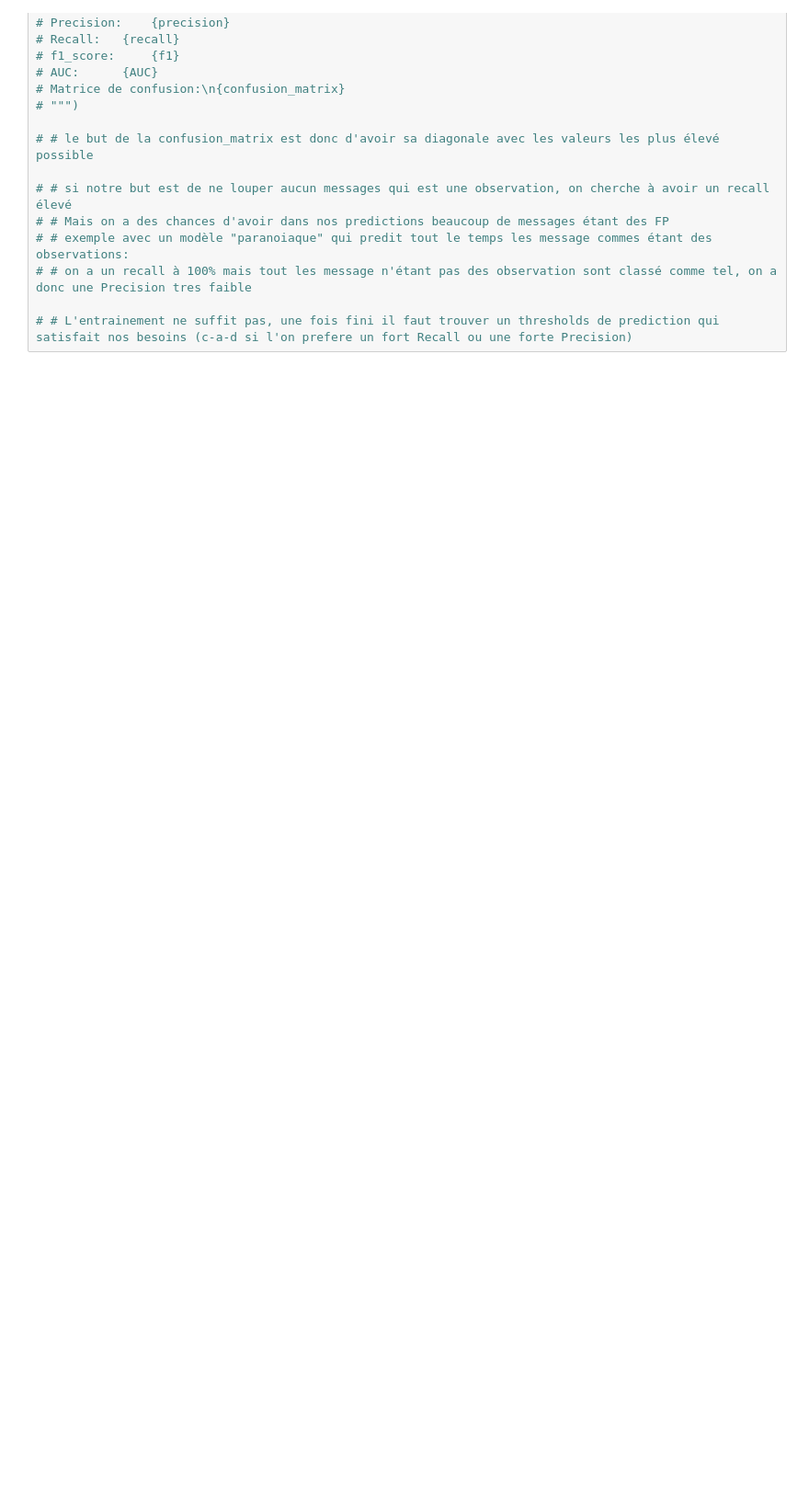
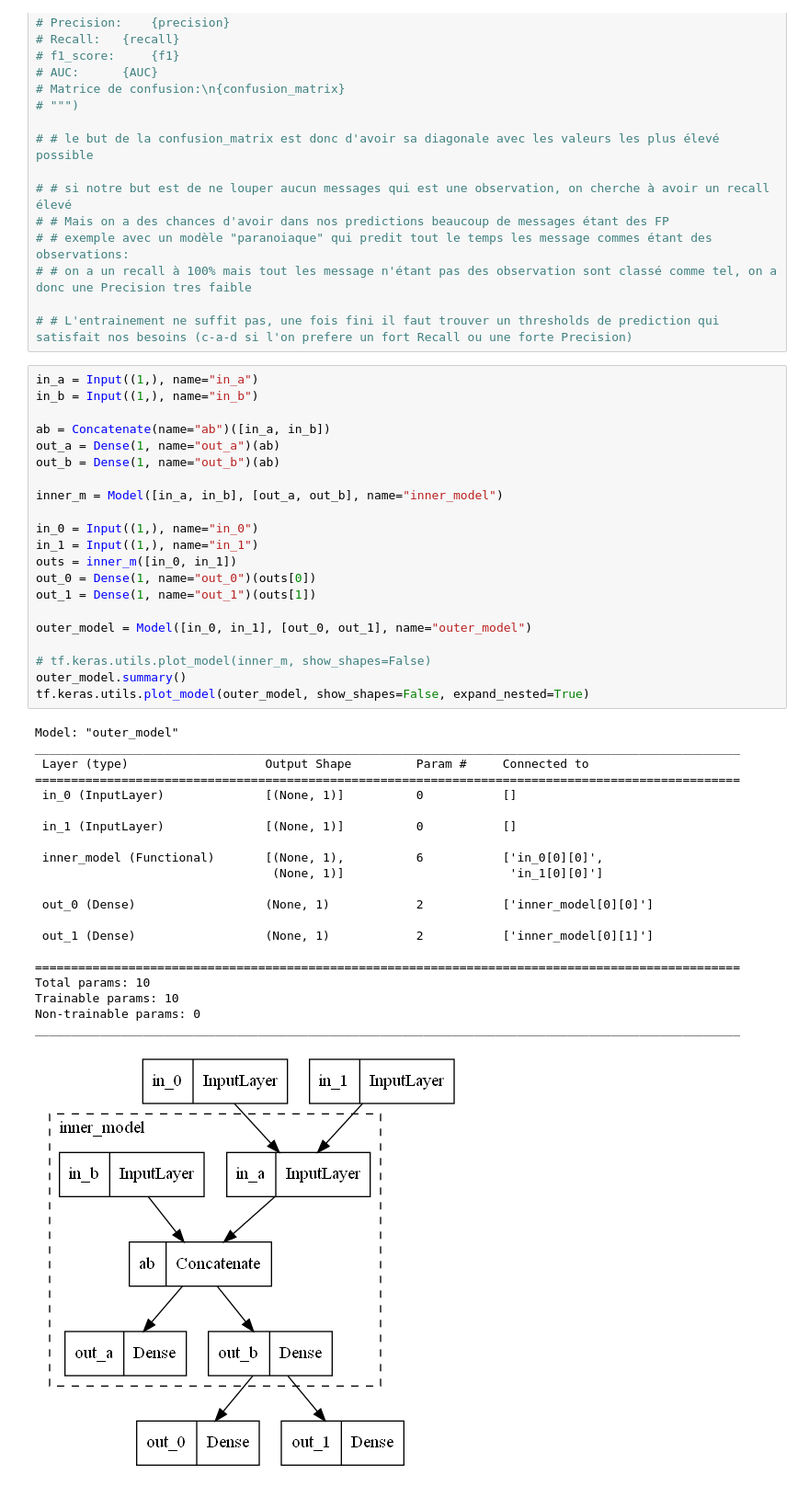
Before and after one commit to DylanBaptiste/TER-M2, a Jupyter notebook: main_ok3.ipynb, the cells around one changed output. Shown at 92% size. Drawn from its saved outputs; the diff is of its cells as text; blank space fills up the shorter version.

```diff
--- a/main_ok3.ipynb
+++ b/main_ok3.ipynb
@@ -1641,3 +1658,46 @@ training_ss_hist[0].keys()
 # # on a un recall à 100% mais tout les message n'étant pas des observation sont classé comme tel, on a donc une Precision tres faible
 
 # # L'entrainement ne suffit pas, une fois fini il faut trouver un thresholds de prediction qui satisfait nos besoins (c-a-d si l'on prefere un fort Recall ou une forte Precision)
+# %%
+in_a = Input((1,), name="in_a")
+in_b = Input((1,), name="in_b")
+
+ab = Concatenate(name="ab")([in_a, in_b])
+out_a = Dense(1, name="out_a")(ab)
+out_b = Dense(1, name="out_b")(ab)
+
+inner_m = Model([in_a, in_b], [out_a, out_b], name="inner_model")
+
+in_0 = Input((1,), name="in_0")
+in_1 = Input((1,), name="in_1")
+outs = inner_m([in_0, in_1])
+out_0 = Dense(1, name="out_0")(outs[0])
+out_1 = Dense(1, name="out_1")(outs[1])
+
+outer_model = Model([in_0, in_1], [out_0, out_1], name="outer_model")
+
+# tf.keras.utils.plot_model(inner_m, show_shapes=False)
+outer_model.summary()
+tf.keras.utils.plot_model(outer_model, show_shapes=False, expand_nested=True)
+# %% [output]
+Model: "outer_model"
+__________________________________________________________________________________________________
+ Layer (type)                   Output Shape         Param #     Connected to
+==================================================================================================
+ in_0 (InputLayer)              [(None, 1)]          0           []
+
+ in_1 (InputLayer)              [(None, 1)]          0           []
+
+ inner_model (Functional)       [(None, 1),          6           ['in_0[0][0]',
+                                 (None, 1)]                       'in_1[0][0]']
+
+ out_0 (Dense)                  (None, 1)            2           ['inner_model[0][0]']
+
+ out_1 (Dense)                  (None, 1)            2           ['inner_model[0][1]']
+
+==================================================================================================
+Total params: 10
+Trainable params: 10
+Non-trainable params: 0
+__________________________________________________________________________________________________
+[figure, added]
```
Also changed, not shown: parts of 2 cells of this notebook, 1 other file.
